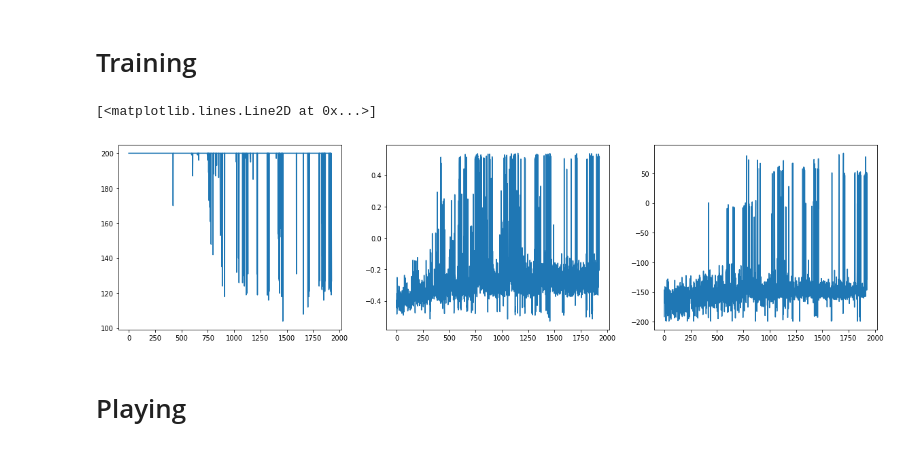
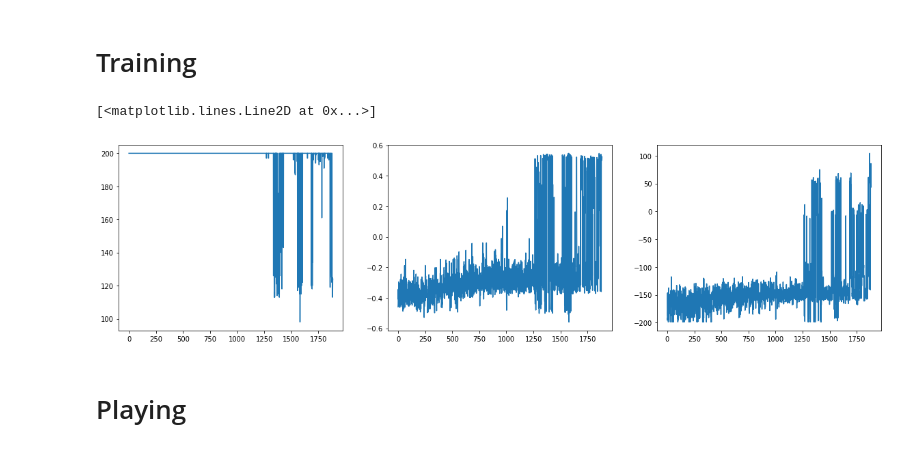
Before and after one commit to smugs75/git_rl, a Jupyter notebook: DQN_MountainCar-v0.ipynb, the cells around one changed output. Saved outputs shown, nothing was run; the diff lists cells and outputs as text; code cells hidden in the pictures.

```diff
--- a/DQN_MountainCar-v0.ipynb
+++ b/DQN_MountainCar-v0.ipynb
@@ -41,7 +41,7 @@ class Agent():
         model.add(Dense(8, activation='relu', kernel_initializer='glorot_uniform'))
         model.add(Dense(self.action_size, activation='linear'))
         model.summary()
-        model.compile(loss='mse', optimizer=Adam(learning_rate))
+        model.compile(loss='mse', optimizer='rmsprop')#Adam(learning_rate))
 
         return model
 
@@ -133,7 +133,7 @@ class Agent():
             heights.append(max_height)
             pbar.set_description("episode: %s, nb_steps_this_episode: %s, max height: %s, reward: %s, exploration: %s" \
                                  % (i, scores[i], heights[i], total_rewards[i], self.exploration_rate))
-            if (i > 50) and (sum(heights[i-9 : i+1]) / 10 > 0.35):
+            if (i > 50) and (sum(heights[i-29 : i+1]) / 30 > 0.42):
                 break
             self.replay(batch_size)
             self.target_model_train()
@@ -166,17 +166,17 @@ _________________________________________________________________
 # %% [markdown]
 # Training
 # %%
-scores, heights, rewards = agent.learn(env, 2000)
+scores, heights, rewards = agent.learn(env, 5000)
 plt.figure(figsize=(20,5))
 plt.subplot(1,3,1)
 plt.plot(scores)
 plt.subplot(1,3,2)
 plt.plot(heights)
 plt.subplot(1,3,3)
 plt.plot(rewards)
 # %% [output]
 [<matplotlib.lines.Line2D at 0x...>]
-[figure, old version]
+[figure, new version]
 # %% [markdown]
 # Playing
 # %%
```
Also changed, not shown: parts of 3 cells of this notebook.
